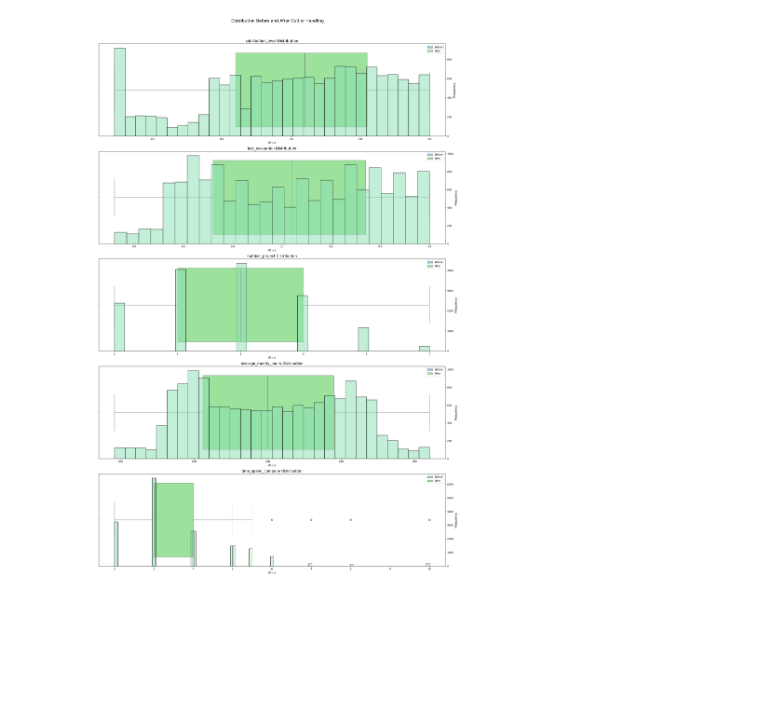
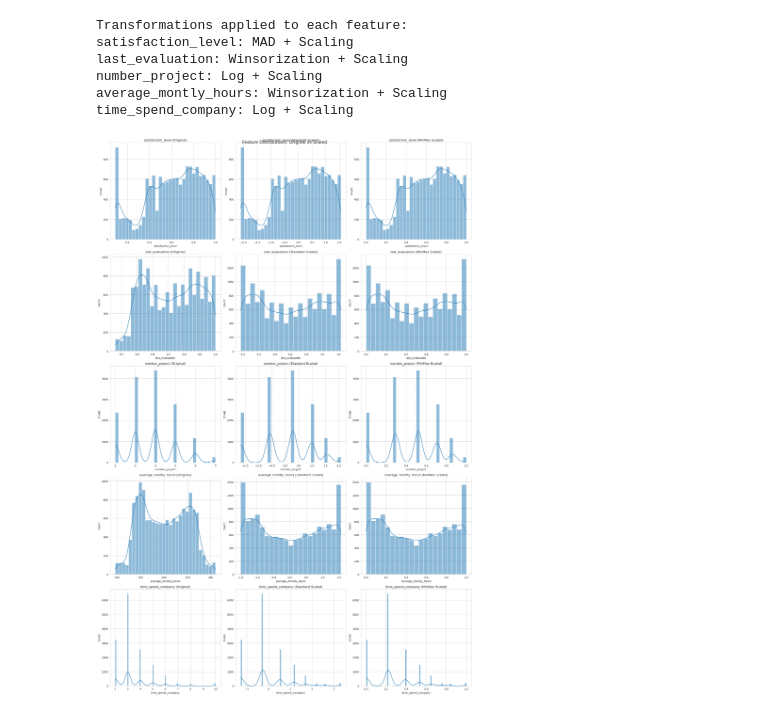
Before and after one commit to femito1/HR-Predict, a Jupyter notebook: xgboost_model_and_pytorch_intro/data_preprocessing.ipynb, the cells around one changed output. Cells and saved outputs as stored; diff of their text form; code cells hidden in the pictures; blank space fills up the shorter version.

Commit message:
fix outlier handling of numerical features

```diff
--- a/xgboost_model_and_pytorch_intro/data_preprocessing.ipynb
+++ b/xgboost_model_and_pytorch_intro/data_preprocessing.ipynb
@@ -19,17 +19,3 @@ def handle_missing_values(df):
     df[categorical_columns] = categorical_imputer.fit_transform(df[categorical_columns])
 
     return df
-# %%
-def handle_outliers(df):
-    numeric_columns = ['satisfaction_level', 'last_evaluation', 'number_project',
-                      'average_montly_hours', 'time_spend_company']
-
-    for column in numeric_columns:
-        Q1 = df[column].quantile(0.25)
-        Q3 = df[column].quantile(0.75)
-        IQR = Q3 - Q1
-        lower_bound = Q1 - 1.5 * IQR
-        upper_bound = Q3 + 1.5 * IQR
-        df[column] = df[column].clip(lower=lower_bound, upper=upper_bound)
-
-    return df
@@ -36,34 +226,41 @@ def handle_outliers(df):
 # %%
-def plot_outlier_handling_results(df_original, df_processed):
+
+df_standard, df_minmax, standard_scaler, minmax_scaler = scale_features(df)
+
+
+def plot_final_distributions(original_df, standard_df, minmax_df):
     import matplotlib.pyplot as plt
     import seaborn as sns
 
     numeric_columns = ['satisfaction_level', 'last_evaluation', 'number_project',
                       'average_montly_hours', 'time_spend_company']
 
-    fig, axes = plt.subplots(len(numeric_columns), 1, figsize=(20, 6*len(numeric_columns)))
-    fig.suptitle('Distribution Before and After Outlier Handling', fontsize=16, y=1.02)
+    fig, axes = plt.subplots(len(numeric_columns), 3, figsize=(20, 6*len(numeric_columns)))
+    fig.suptitle('Feature Distributions: Original vs Scaled', fontsize=16)
 
     for idx, column in enumerate(numeric_columns):
-        ax1 = axes[idx].twinx()
 
-        sns.boxplot(x=df_original[column], color='skyblue', ax=axes[idx])
-        sns.boxplot(x=df_processed[column], color='lightgreen', ax=axes[idx])
+        sns.histplot(data=original_df[column], ax=axes[idx, 0], kde=True)
+        axes[idx, 0].set_title(f'{column} (Original)')
 
-        sns.histplot(data=df_original[column], color='skyblue', alpha=0.3, ax=ax1)
-        sns.histplot(data=df_processed[column], color='lightgreen', alpha=0.3, ax=ax1)
 
-        axes[idx].set_title(f'{column} Distribution', fontsize=14)
-        ax1.set_ylabel('Frequency', fontsize=12)
-        axes[idx].set_xlabel('Value', fontsize=12)
+        sns.histplot(data=df_standard[column], ax=axes[idx, 1], kde=True)
+        axes[idx, 1].set_title(f'{column} (Standard Scaled)')
 
-        axes[idx].legend(['Before', 'After'])
+
+        sns.histplot(data=df_minmax[column], ax=axes[idx, 2], kde=True)
+        axes[idx, 2].set_title(f'{column} (MinMax Scaled)')
 
     plt.tight_layout()
     plt.show()
 
-df = load_data()
-df_processed = handle_outliers(df.copy())
-plot_outlier_handling_results(df, df_processed)
+
+plot_final_distributions(df, df_standard, df_minmax)
 # %% [output]
+Transformations applied to each feature:
+satisfaction_level: MAD + Scaling
+last_evaluation: Winsorization + Scaling
+number_project: Log + Scaling
+average_montly_hours: Winsorization + Scaling
+time_spend_company: Log + Scaling
-[figure, old version]
+[figure, new version]
```
Also changed, not shown: parts of 9 cells of this notebook.
